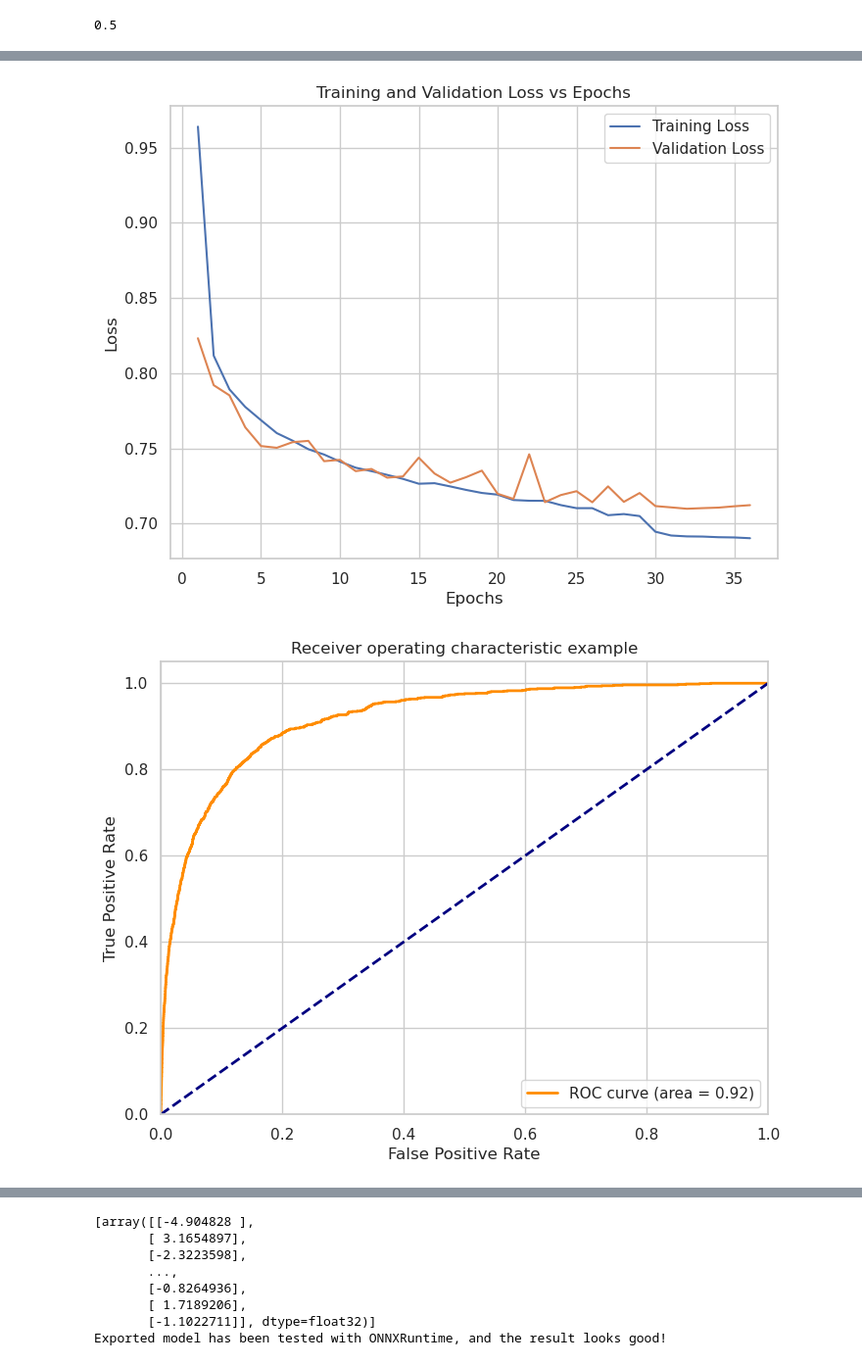
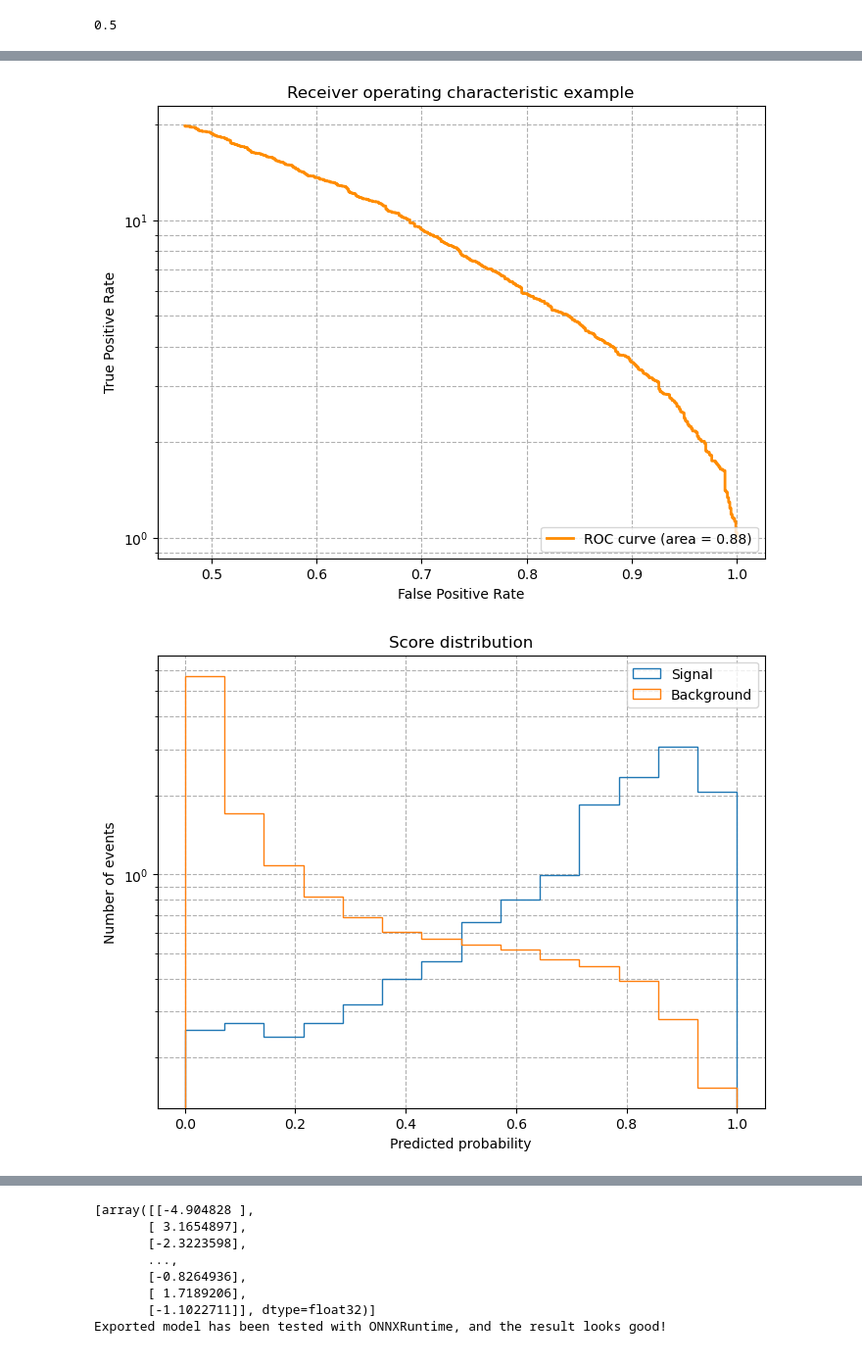
Before and after one commit to alig146/DiTau, a Jupyter notebook: analysis/Ana_v6.ipynb, the cells around one changed output, grey strips where cells are left out. Shown at 98% size. Cells and saved outputs as stored; diff of their text form; code cells hidden in the pictures.

```diff
--- a/analysis/Ana_v6.ipynb
+++ b/analysis/Ana_v6.ipynb
@@ -540,8 +814,7 @@ def Var(t):
 
     event_id = t['event_number']
 
-    lumi_scale_factor = 58450.1 #for mc20e
-    combined_weights = t['weight'] * t['weight_mc'] * t['NOMINAL_pileup_combined_weight'] * lumi_scale_factor
+    combined_weights = t['weight']
 
     # visible_ditau_m = t['ditau_obj_mvis_recalc']
     visible_ditau_m = (leadsubjet_p4 + subleadsubjet_p4).mass
@@ -564,7 +837,19 @@ def Var(t):
 
     met_centrality_val = met_centrality(leadsubjet_p4.phi, subleadsubjet_p4.phi, met_phi)
 
-    return [ditau_p4.pt, leadsubjet_p4.pt, subleadsubjet_p4.pt, visible_ditau_m, met_pt, collinear_mass, x1, x2, met_sig, met_phi, event_id, k_t, kappa, delta_R, delta_phi, delta_eta, combined_weights, fake_factor, delta_R_lead, met_centrality_val]
+    return [ditau_p4.pt, leadsubjet_p4.pt, subleadsubjet_p4.pt, visible_ditau_m, met_pt, collinear_mass, x1, x2, met_sig, met_phi, event_id, k_t, kappa, delta_R, delta_phi, delta_eta, combined_weights, fake_factor, delta_R_lead, met_centrality_val,
+            t.boson_0_classifierParticleOrigin,
+t.boson_0_mother_pdgId,
+t.boson_0_mother_status,
+t.boson_0_pdgId,
+t.boson_0_truth_pdgId,
+t.boson_0_truth_q,
+t.boson_0_truth_status,
+t.boson_0_q,
+t.ditau_obj_IsTruthMatched,
+t.ditau_obj_IsTruthHadronic,]
+    # return [ditau_p4.pt, leadsubjet_p4.pt, subleadsubjet_p4.pt, visible_ditau_m, met_pt, collinear_mass, x1, x2, met_sig, met_phi, event_id, k_t, kappa, delta_R, delta_phi, delta_eta, combined_weights, fake_factor, delta_R_lead, met_centrality_val]
+
 
 def Data_Var(t):
     leadsubjet_p4 = vector.obj(px=t['ditau_obj_leadsubjet_p4'].fP.fX,
@@ -596,7 +881,7 @@ def Data_Var(t):
 
     event_id = t['event_number']
     ######
-    histograms = load_histograms("ffs/FF_hadhad_ratio_1d.root")
+    histograms = load_histograms("FF_hadhad_ratio_1d_c97.root")
     leadNTracks = np.array(t.ditau_obj_subleadsubjet_n_core_tracks)
     subleadNTracks = np.array(t.ditau_obj_leadsubjet_n_core_tracks)
     lead_pt = np.array(leadsubjet_p4.pt)
@@ -617,6 +902,7 @@ def Data_Var(t):
     met_centrality_val = met_centrality(leadsubjet_p4.phi, subleadsubjet_p4.phi, met_phi)
 
     return [ditau_p4.pt, leadsubjet_p4.pt, subleadsubjet_p4.pt, visible_ditau_m, met_pt, collinear_mass, x1, x2, met_sig, met_phi, event_id, k_t, kappa, delta_R, delta_phi, delta_eta, combined_weights, fake_factor, delta_R_lead, met_centrality_val]
+    # return [ditau_p4.pt, leadsubjet_p4.pt, subleadsubjet_p4.pt, visible_ditau_m, met_pt, collinear_mass, x1, x2, met_sig, met_phi, event_id, k_t, kappa, delta_R, delta_phi, delta_eta, combined_weights, fake_factor, delta_R_lead, met_centrality_val]
 # %%
 def cut_x1_x2(t):
     #cut_mask = np.where((np.array(t[6]) > -2.) & (np.array(t[6]) < 2.) & (np.array(t[7]) > -2.) & (np.array(t[7]) < 2.) & (np.array(t[16]) > 0.))[0]
@@ -2151,50 +2488,55 @@ for epoch in range(num_epochs):
 # %%
-# Load the best model
+# load best model
 model.load_state_dict(torch.load('best_model.pth'))
 
 # After training the model, get the predicted probabilities for the validation set
 model.eval()
 with torch.no_grad():
-    y_val_pred = torch.sigmoid(model(X_val_tensor))
+    y_val_pred = torch.sigmoid(model(X_val_tensor)).cpu().numpy().flatten()
 
 # Compute the ROC curve and AUC
-fpr, tpr, _ = roc_curve(y_val, y_val_pred.cpu().numpy())
+fpr, tpr, _ = roc_curve(y_val, y_val_pred)
+
+#select fpr bigger than 0
+tpr = tpr[fpr > 0.05]
+fpr = fpr[fpr > 0.05]
+
 roc_auc = auc(fpr, tpr)
 
-plt.figure(figsize=(8, 6))
-plt.plot(range(1, len(train_loss_list) + 1), train_loss_list, label='Training Loss')
-plt.plot(range(1, len(val_loss_list) + 1), val_loss_list, label='Validation Loss')
-plt.xlabel('Epochs')
-plt.ylabel('Loss')
-plt.title('Training and Validation Loss vs Epochs')
-plt.legend()
-plt.grid(True)
-plt.show()
+
+# plt.figure(figsize=(8, 6))
+# plt.plot(range(1, len(train_loss_list) + 1), train_loss_list, label='Training Loss')
+# plt.plot(range(1, len(val_loss_list) + 1), val_loss_list, label='Validation Loss')
+# plt.xlabel('Epochs')
+# plt.ylabel('Loss')
+# plt.title('Training and Validation Loss vs Epochs')
+# plt.legend()
+# plt.grid(True)
+# plt.show()
 
 # Plot the ROC curve
 plt.figure(figsize=(8, 6))
 lw = 2
-plt.plot(fpr, tpr, color='darkorange', lw=lw, label='ROC curve (area = %0.2f)' % roc_auc)
-plt.plot([0, 1], [0, 1], color='navy', lw=lw, linestyle='--')
-plt.xlim([0.0, 1.0])
-plt.ylim([0.0, 1.05])
+plt.plot(tpr, 1/fpr, color='darkorange', lw=lw, label='ROC curve (area = %0.2f)' % roc_auc)
 plt.xlabel('False Positive Rate')
 plt.ylabel('True Positive Rate')
 plt.title('Receiver operating characteristic example')
 plt.legend(loc="lower right")
+plt.yscale('log')
+plt.grid(True, which="both", ls="--")
 plt.show()
 
 # Plot the score distribution for signal and background
 plt.figure(figsize=(8, 6))
-plt.hist(y_val_pred[y_val == 1].cpu().numpy(), bins=20, label='Signal', histtype='step', density=True)
-plt.hist(y_val_pred[y_val == 0].cpu().numpy(), bins=20, label='Background', histtype='step', density=True)
+plt.hist(y_val_pred[y_val == 1], bins=np.linspace(0, 1, 15), label='Signal', histtype='step', density=True)
+plt.hist(y_val_pred[y_val == 0], bins=np.linspace(0, 1, 15), label='Background', histtype='step', density=True)
 plt.yscale('log')
 plt.xlabel('Predicted probability')
 plt.ylabel('Number of events')
 plt.title('Score distribution')
 plt.legend(loc='upper right')
 plt.grid(True, which="both", ls="--")
 plt.show()
 # %% [output]
-[figure, old version]
+[figure, new version]
-[figure, old version]
+[figure, new version]
```
Also changed, not shown: parts of 51 cells of this notebook, 10 other files.
